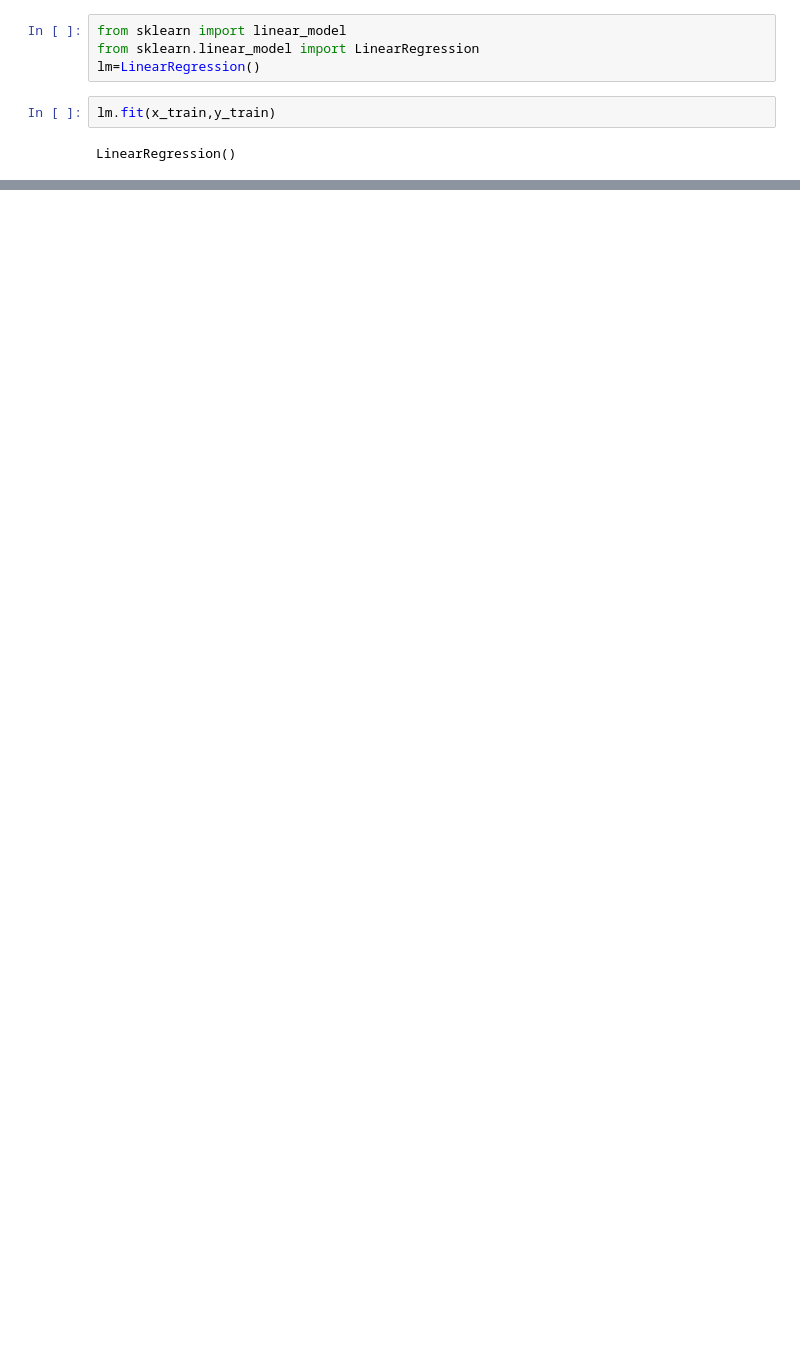
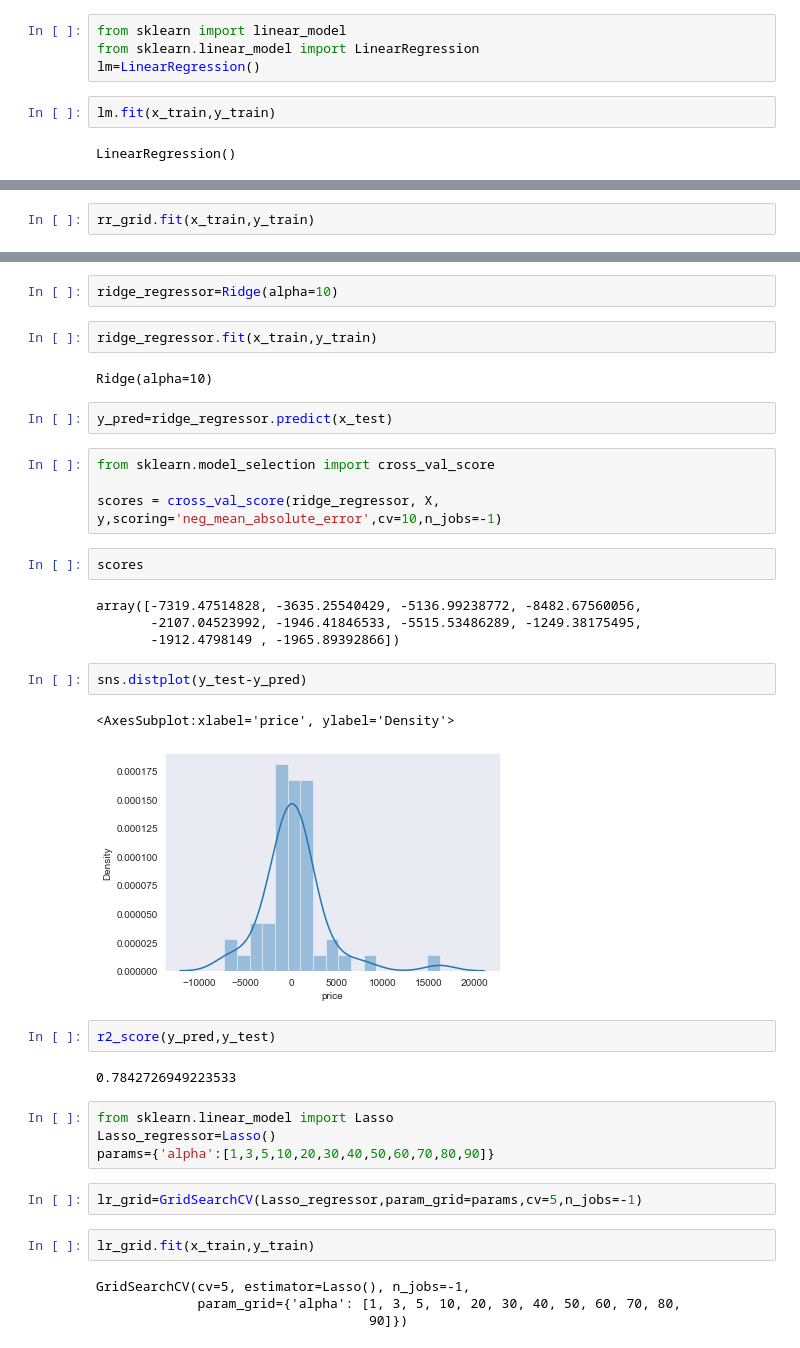
Before and after one commit to varun0712e/car_price_prediciton, a Jupyter notebook: Untitled24.ipynb, the cells around one changed output, grey strips where cells are left out. Saved outputs shown, nothing was run; the diff lists cells and outputs as text; blank space fills up the shorter version.

```diff
--- a/Untitled24.ipynb
+++ b/Untitled24.ipynb
@@ -645,0 +940,2 @@ print(lm.intercept_)
+# %%
+rr_grid.fit(x_train,y_train)
@@ -645,0 +969,39 @@ print(lm.intercept_)
+# %%
+ridge_regressor=Ridge(alpha=10)
+# %%
+ridge_regressor.fit(x_train,y_train)
+# %% [output]
+Ridge(alpha=10)
+# %%
+y_pred=ridge_regressor.predict(x_test)
+# %%
+from sklearn.model_selection import cross_val_score
+
+scores = cross_val_score(ridge_regressor, X, y,scoring='neg_mean_absolute_error',cv=10,n_jobs=-1)
+# %%
+scores
+# %% [output]
+array([-7319.47514828, -3635.25540429, -5136.99238772, -8482.67560056,
+       -2107.04523992, -1946.41846533, -5515.53486289, -1249.38175495,
+       -1912.4798149 , -1965.89392866])
+# %%
+sns.distplot(y_test-y_pred)
+# %% [output]
+<AxesSubplot:xlabel='price', ylabel='Density'>
+[figure, added]
+# %%
+r2_score(y_pred,y_test)
+# %% [output]
+0.7842726949223533
+# %%
+from sklearn.linear_model import Lasso
+Lasso_regressor=Lasso()
+params={'alpha':[1,3,5,10,20,30,40,50,60,70,80,90]}
+# %%
+lr_grid=GridSearchCV(Lasso_regressor,param_grid=params,cv=5,n_jobs=-1)
+# %%
+lr_grid.fit(x_train,y_train)
+# %% [output]
+GridSearchCV(cv=5, estimator=Lasso(), n_jobs=-1,
+             param_grid={'alpha': [1, 3, 5, 10, 20, 30, 40, 50, 60, 70, 80,
+                                   90]})
```
Also changed, not shown: parts of 61 cells of this notebook.
